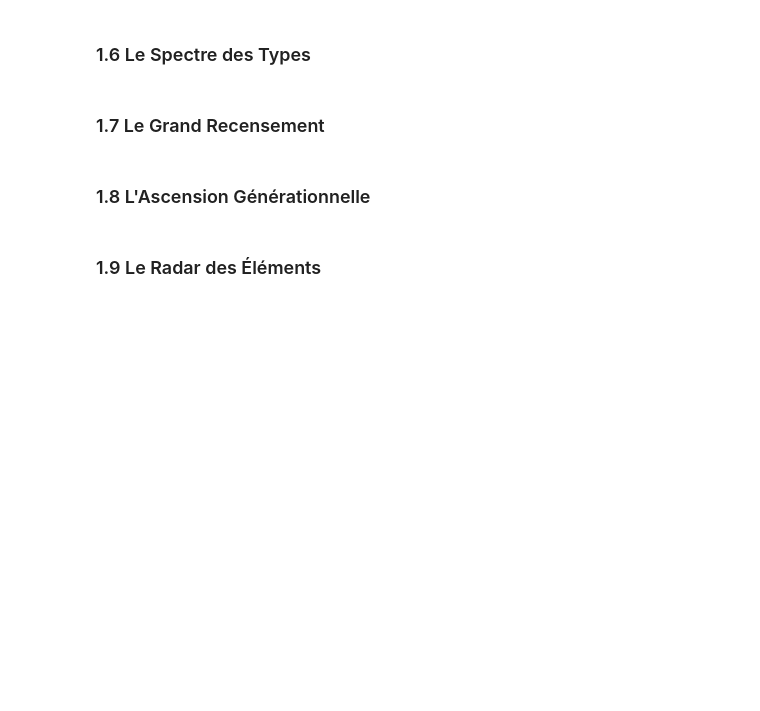
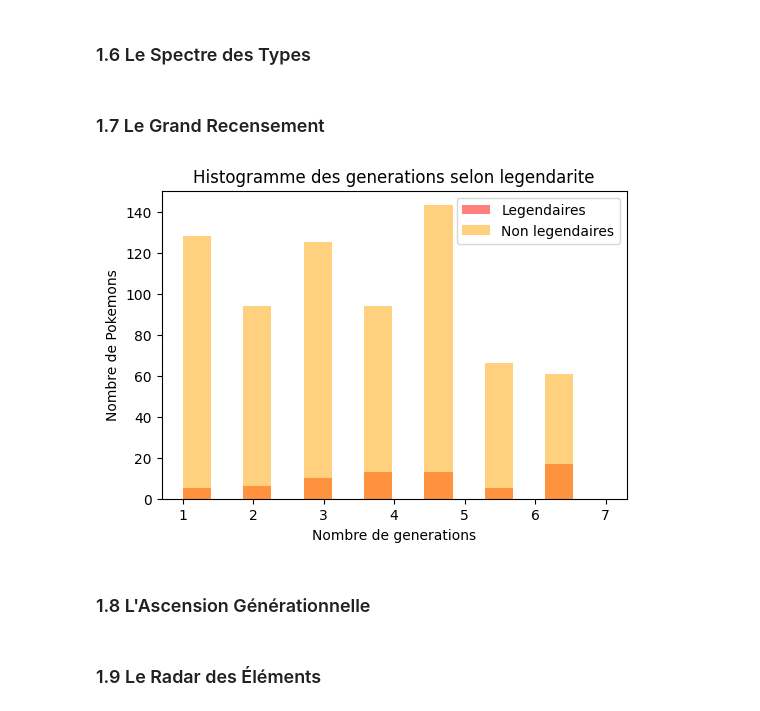
Before and after one commit to emasse65/INF1007-TP3, a Jupyter notebook: analysis.ipynb, the cells around one changed output. Cells and saved outputs as stored; diff of their text form; code cells hidden in the pictures; blank space fills up the shorter version.

```diff
--- a/analysis.ipynb
+++ b/analysis.ipynb
@@ -27,4 +25,6 @@ def create_pokedex() -> pd.DataFrame:
 
     @return: DataFrame contenant les données du fichier csv.
     """
+    pokedex_read = pd.read_csv(DATA_PATH)
+    return pokedex_read
     pass
@@ -135,13 +291,28 @@ display_types_pie_chart(pokedex)
 # %%
 def display_generation_histogram(df: pd.DataFrame) -> None:
     """
     Affiche un histogramme représentant le nombre de Pokémon par génération,
     en distinguant les Pokémon Légendaires et Non-Légendaires.
 
     @param df: Le DataFrame contenant les données à afficher.
     """
+    valeurs_legendaires=df[df['Legendary'] == True]['Generation']#.value_counts().sort_index()
+    valeurs_non_legendaires=df[df['Legendary'] == False]['Generation']#.value_counts().sort_index()
+
+    plt.figure(figsize=(6, 4))
+    plt.hist(valeurs_legendaires, bins=7, alpha=0.5, label='Legendaires', color='red', width=0.4)
+    plt.hist(valeurs_non_legendaires, bins=7, alpha=0.5, label='Non legendaires', color='orange', width=0.4)
+
+
+    plt.legend()
+    plt.title('Histogramme des generations selon legendarite')
+    plt.xlabel('Nombre de generations')
+    plt.ylabel('Nombre de Pokemons')
+    plt.show()
     pass
 
 display_generation_histogram(pokedex)
+# %% [output]
+[figure, added]
 # %% [markdown]
 ### 1.8 L'Ascension Générationnelle
```
Also changed, not shown: parts of 26 cells of this notebook.
